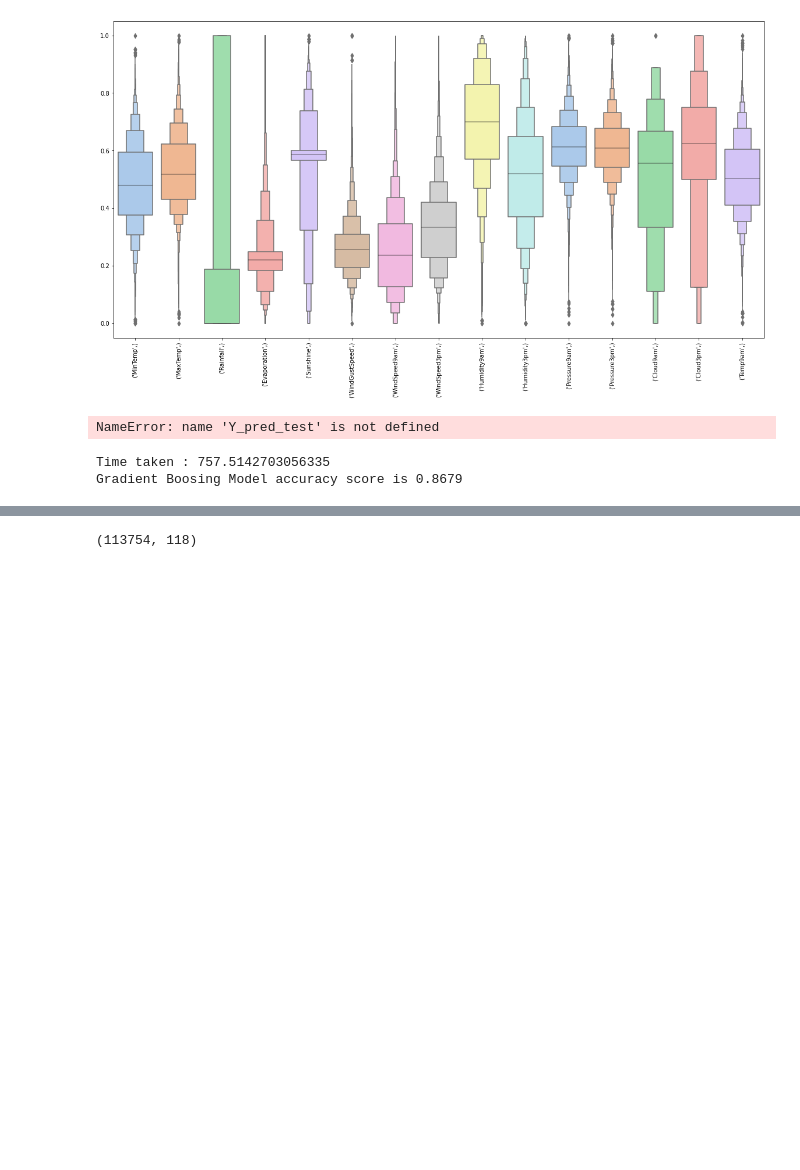
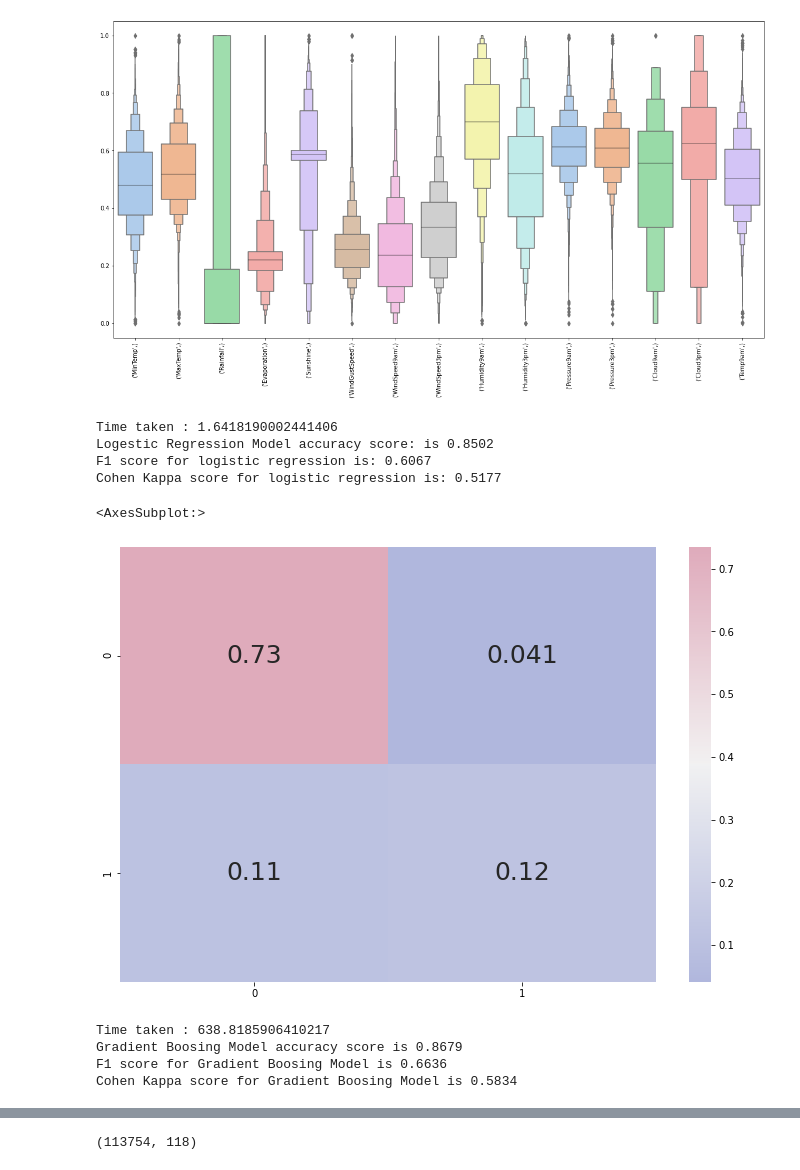
Before and after one commit to mozarei/ECE-228-Final-Project, a Jupyter notebook: Australia_Rain_Forecast_Models.ipynb, the cells around one changed output, grey strips where cells are left out. Saved outputs shown, nothing was run; the diff lists cells and outputs as text; code cells hidden in the pictures; blank space fills up the shorter version.

```diff
--- a/Australia_Rain_Forecast_Models.ipynb
+++ b/Australia_Rain_Forecast_Models.ipynb
@@ -621,7 +647,3 @@ plt.xticks(rotation = 90)
 plt.show()
 # %% [output]
 [figure]
-# %%
-Y_pred_test
-# %% [output]
-NameError: name 'Y_pred_test' is not defined
@@ -627,0 +654,18 @@ NameError: name 'Y_pred_test' is not defined
+# %%
+# Train a logistic regression model on the training set
+t0=time.time()
+lreg = LogisticRegression(solver='liblinear', random_state=0)
+lreg.fit(X_train, Y_train)
+print('Time taken :' , time.time()-t0)
+Y_pred_test_lr = lreg.predict(X_test)
+acs_lr=accuracy_score(Y_test, Y_pred_test_lr)
+f1_lr=f1_score(Y_test, Y_pred_test_lr,pos_label="Yes")
+ck_lr=cohen_kappa_score(Y_test, Y_pred_test_lr)
+print('Logestic Regression Model accuracy score: is {0:0.4f}'. format(acs_lr))
+print("F1 score for logistic regression is: {0:0.4f} ". format(f1_lr))
+print("Cohen Kappa score for logistic regression is: {0:0.4f} ". format(ck_lr))
+# %% [output]
+Time taken : 1.6418190002441406
+Logestic Regression Model accuracy score: is 0.8502
+F1 score for logistic regression is: 0.6067
+Cohen Kappa score for logistic regression is: 0.5177
@@ -628,11 +676,28 @@ NameError: name 'Y_pred_test' is not defined
+# %%
+# Logistic regression confusion matrix
+cmap1 = sns.diverging_palette(260,-10,s=50,l=75,n=5, as_cmap=True)
+plt.subplots(figsize=(12,8))
+cf_matrix = confusion_matrix(Y_test,Y_pred_test_lr)
+sns.heatmap(cf_matrix/np.sum(cf_matrix), cmap = cmap1, annot = True, annot_kws = {'size':25})
+# %% [output]
+<AxesSubplot:>
+[figure, added]
 # %%
-# Fit model no training data
+# Gradient Boosting Calssifer- Fit model no training data
 t0=time.time()
-model = XGBClassifier(objective='binary:logistic',eta ='0.25',max_depth ='16',n_estimators=500)
-model.fit(X_train, Y_train)
+XGBmodel = XGBClassifier(objective='binary:logistic',eta ='0.25',max_depth ='16',n_estimators=500)
+XGBmodel.fit(X_train, Y_train)
 print('Time taken :' , time.time()-t0)
-Y_pred_test = model.predict(X_test)
-print('Gradient Boosing Model accuracy score is {0:0.4f}'. format(accuracy_score(Y_test, Y_pred_test)))
+Y_pred_test_XGB = XGBmodel.predict(X_test)
+
+acs_xb=accuracy_score(Y_test, Y_pred_test_XGB)
+f1_xb=f1_score(Y_test, Y_pred_test_XGB,pos_label="Yes")
+ck_xb=cohen_kappa_score(Y_test, Y_pred_test_XGB)
+print('Gradient Boosing Model accuracy score is {0:0.4f}'. format(acs_xb))
+print("F1 score for Gradient Boosing Model is {0:0.4f}". format(f1_xb))
+print("Cohen Kappa score for Gradient Boosing Model is {0:0.4f}". format(ck_xb))
 # %% [output]
-Time taken : 757.5142703056335
+Time taken : 638.8185906410217
 Gradient Boosing Model accuracy score is 0.8679
+F1 score for Gradient Boosing Model is 0.6636
+Cohen Kappa score for Gradient Boosing Model is 0.5834
```
Also changed, not shown: parts of 56 cells of this notebook.
